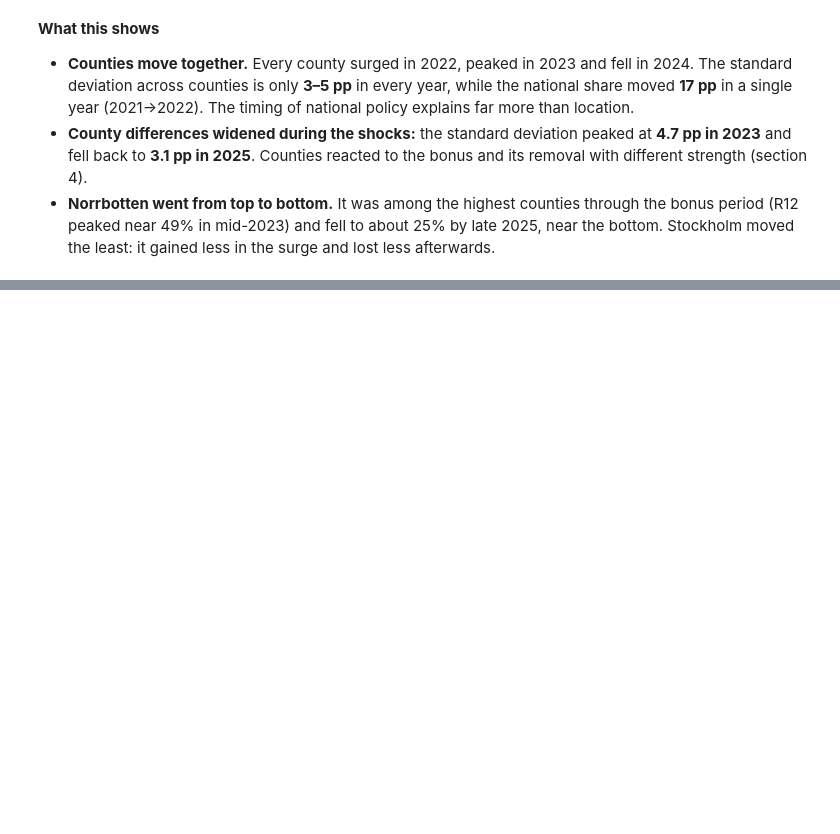
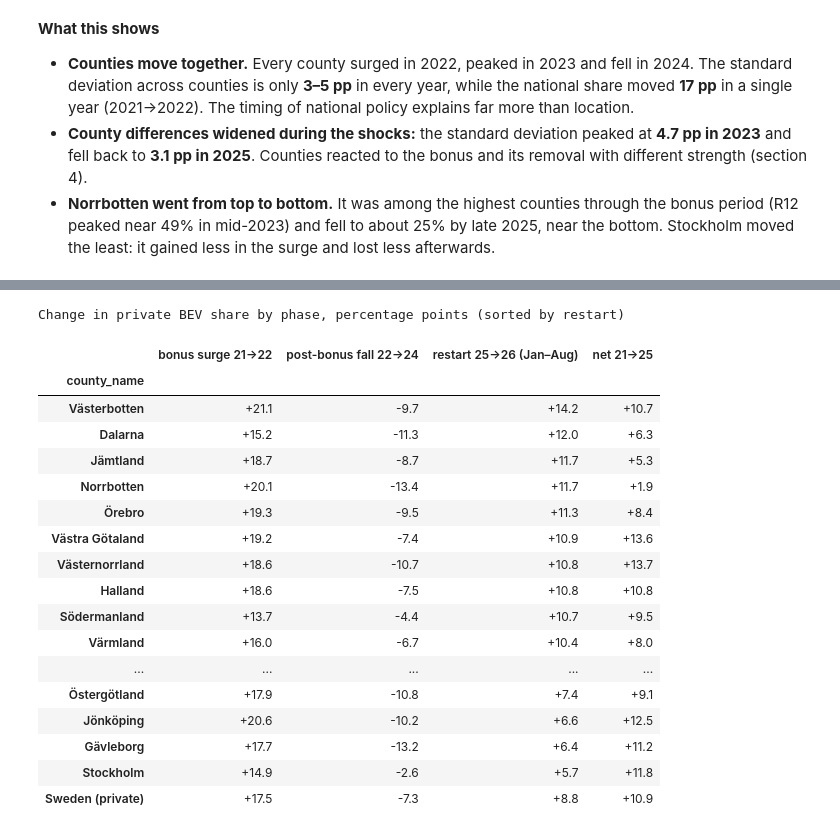
Before and after one commit to suv999/sweden-ev-adoption, a Jupyter notebook: notebooks/02_regional.ipynb, the cells around one changed output, grey strips where cells are left out. Saved outputs shown, nothing was run; the diff lists cells and outputs as text; code cells hidden in the pictures; blank space fills up the shorter version.

```diff
--- a/notebooks/02_regional.ipynb
+++ b/notebooks/02_regional.ipynb
@@ -189,0 +199,39 @@ spread.style.format({"Sweden (private)": "{:.1%}", "county min": "{:.1%}", "coun
+# %%
+RESTART = f"restart {(LAST.year - 1) % 100}→{LAST.year % 100} (Jan–{LAST:%b})"
+chg = pd.DataFrame({
+    "bonus surge 21→22": (bev["2022"] - bev["2021"]) * 100,
+    "post-bonus fall 22→24": (bev["2024"] - bev["2022"]) * 100,
+    RESTART: (bev[YTD_CUR] - bev[YTD_PREV]) * 100,
+    "net 21→25": (bev["2025"] - bev["2021"]) * 100,
+}).sort_values(RESTART, ascending=False)
+nat = {c: v for c, v in zip(chg.columns, [
+    (spread.loc["2022", "Sweden (private)"] - spread.loc["2021", "Sweden (private)"]) * 100,
+    (spread.loc["2024", "Sweden (private)"] - spread.loc["2022", "Sweden (private)"]) * 100,
+    (ytd.xs(LAST.year, level="year").BEV.sum() / ytd.xs(LAST.year, level="year").total.sum()
+     - ytd.xs(LAST.year - 1, level="year").BEV.sum() / ytd.xs(LAST.year - 1, level="year").total.sum()) * 100,
+    (spread.loc["2025", "Sweden (private)"] - spread.loc["2021", "Sweden (private)"]) * 100])}
+chg.loc["Sweden (private)"] = nat
+
+div = mpl.colors.LinearSegmentedColormap.from_list("div", [RED, "#f0efec", BLUE])
+chg.style.format("{:+.1f}").background_gradient(cmap=div, vmin=-16, vmax=16) \
+   .set_caption("Change in private BEV share by phase, percentage points (sorted by restart)")
+# %% [output]
+Change in private BEV share by phase, percentage points (sorted by restart)
+|  | bonus surge 21→22 | post-bonus fall 22→24 | restart 25→26 (Jan–Aug) | net 21→25 |
+| county_name |  |  |  |  |
+| Västerbotten | +21.1 | -9.7 | +14.2 | +10.7 |
+| Dalarna | +15.2 | -11.3 | +12.0 | +6.3 |
+| Jämtland | +18.7 | -8.7 | +11.7 | +5.3 |
+| Norrbotten | +20.1 | -13.4 | +11.7 | +1.9 |
+| Örebro | +19.3 | -9.5 | +11.3 | +8.4 |
+| Västra Götaland | +19.2 | -7.4 | +10.9 | +13.6 |
+| Västernorrland | +18.6 | -10.7 | +10.8 | +13.7 |
+| Halland | +18.6 | -7.5 | +10.8 | +10.8 |
+| Södermanland | +13.7 | -4.4 | +10.7 | +9.5 |
+| Värmland | +16.0 | -6.7 | +10.4 | +8.0 |
+| ... | ... | ... | ... | ... |
+| Östergötland | +17.9 | -10.8 | +7.4 | +9.1 |
+| Jönköping | +20.6 | -10.2 | +6.6 | +12.5 |
+| Gävleborg | +17.7 | -13.2 | +6.4 | +11.2 |
+| Stockholm | +14.9 | -2.6 | +5.7 | +11.8 |
+| Sweden (private) | +17.5 | -7.3 | +8.8 | +10.9 |
```
Also changed, not shown: parts of 3 cells of this notebook, 1 other file.
